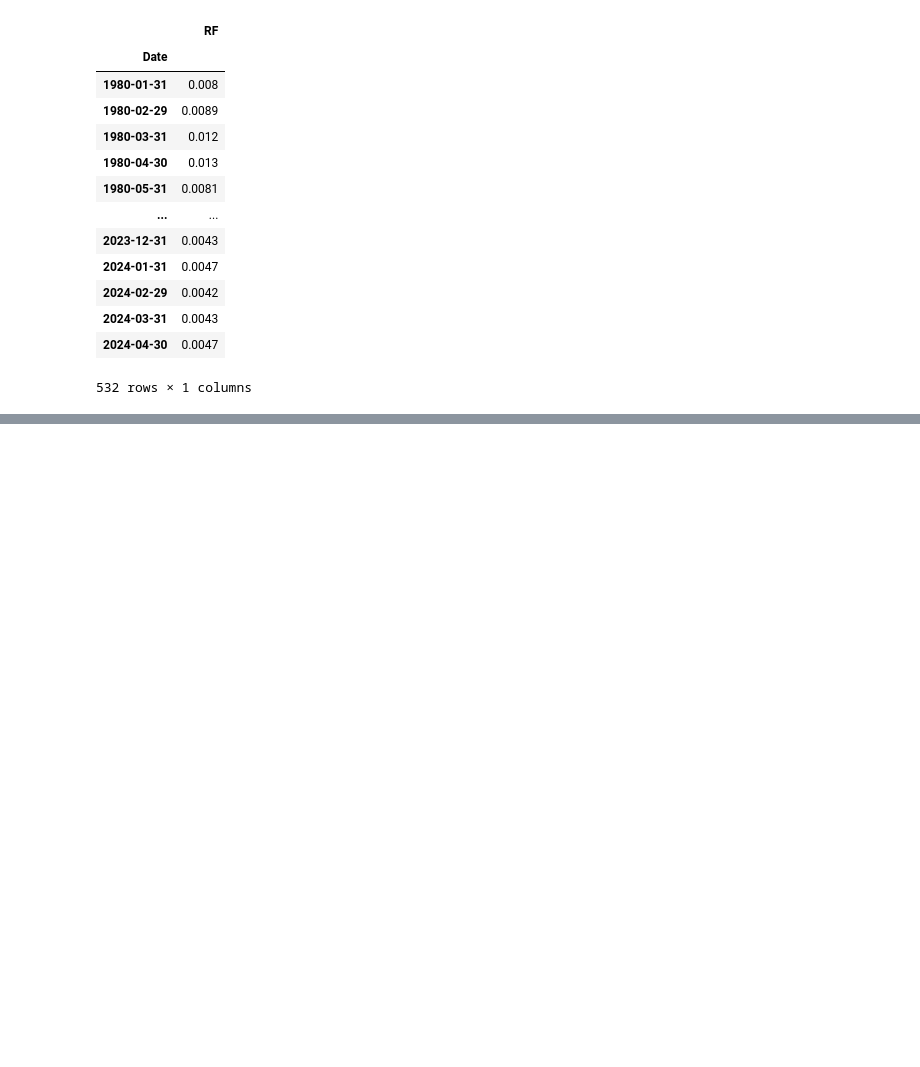
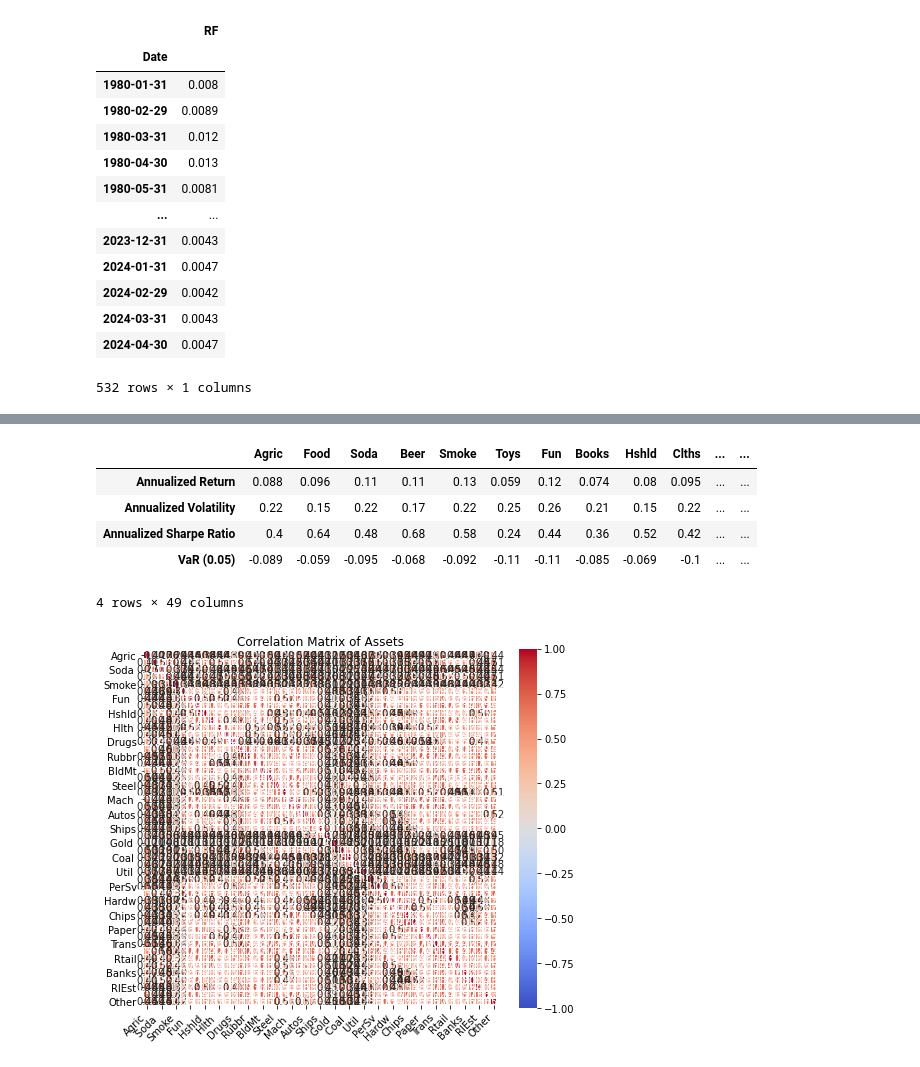
Before and after one commit to spknash/FINM-hw, a Jupyter notebook: HW3/scratch.ipynb, the cells around one changed output, grey strips where cells are left out. Cells and saved outputs as stored; diff of their text form; code cells hidden in the pictures; blank space fills up the shorter version.

```diff
--- a/HW3/scratch.ipynb
+++ b/HW3/scratch.ipynb
@@ -91,0 +146,32 @@ display(stats)
+# %%
+UNIV_NAMES = [
+    "Annualized Return",
+    "Annualized Volatility",
+    "Annualized Sharpe Ratio",
+    "VaR (0.05)",
+]
+ADJ = 12
+UNIV_FUNCS = [
+    lambda x: x.mean() * ADJ,
+    lambda x: x.std() * np.sqrt(ADJ),
+    lambda x: (x.mean() / x.std()) * np.sqrt(ADJ),
+    lambda x: x.quantile(0.05),
+]
+assets_summary = portfolios.aggregate(UNIV_FUNCS)
+assets_summary.index = UNIV_NAMES
+
+display(assets_summary)
+
+fig, ax = plt.subplots(figsize=(7, 7))
+ax = plot_correlation_matrix(portfolios.corr())
+ax.set_xticklabels(ax.get_xticklabels(), rotation=45, horizontalalignment="right")
+ax.set_title("Correlation Matrix of Assets")
+fig.tight_layout()
+# %% [output]
+|  | Agric | Food | Soda | Beer | Smoke | Toys | Fun | Books | Hshld | Clths | ... | ... |
+| Annualized Return | 0.088 | 0.096 | 0.11 | 0.11 | 0.13 | 0.059 | 0.12 | 0.074 | 0.08 | 0.095 | ... | ... |
+| Annualized Volatility | 0.22 | 0.15 | 0.22 | 0.17 | 0.22 | 0.25 | 0.26 | 0.21 | 0.15 | 0.22 | ... | ... |
+| Annualized Sharpe Ratio | 0.4 | 0.64 | 0.48 | 0.68 | 0.58 | 0.24 | 0.44 | 0.36 | 0.52 | 0.42 | ... | ... |
+| VaR (0.05) | -0.089 | -0.059 | -0.095 | -0.068 | -0.092 | -0.11 | -0.11 | -0.085 | -0.069 | -0.1 | ... | ... |
+4 rows × 49 columns
+[figure, added]
```
Also changed, not shown: parts of 4 cells of this notebook, 1 other file.
